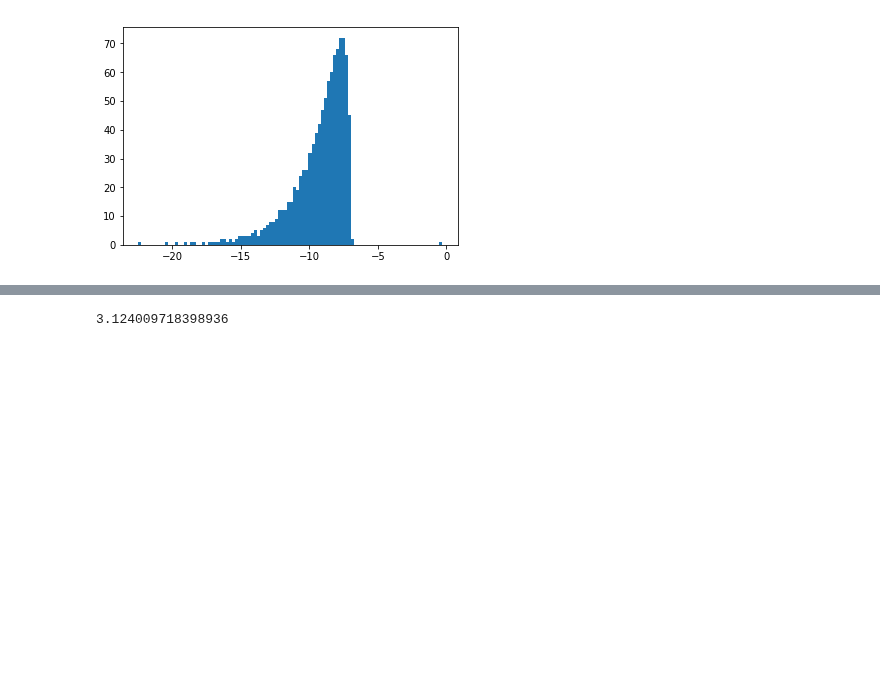
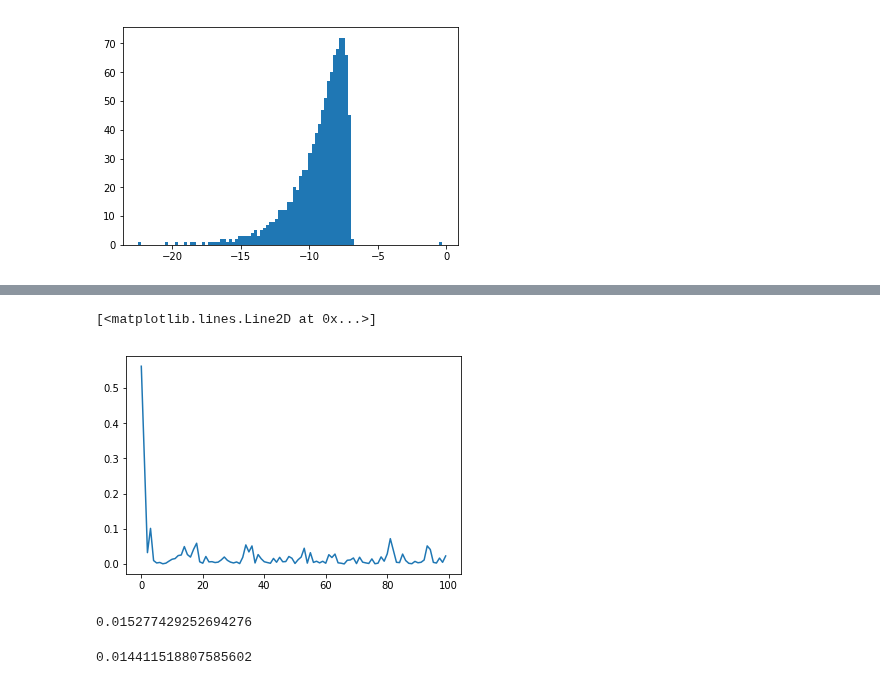
Before and after one commit to AustenLamacraft/ruc, a Jupyter notebook: notebooks/RUC-channel.ipynb, the cells around one changed output, grey strips where cells are left out. Cells and saved outputs as stored; diff of their text form; code cells hidden in the pictures; blank space fills up the shorter version.

```diff
--- a/notebooks/RUC-channel.ipynb
+++ b/notebooks/RUC-channel.ipynb
@@ -263,0 +262,15 @@ plt.ylabel("Second Renyi Entropy");
+# %%
+depth = 20
+state1 = random_state(q, depth - 1)
+state2 = random_state(q, depth - 1)
+purity_traj = np.array([])
+
+for step in range(100):
+    purity_traj = np.append(purity_traj, np.abs(inner_product(state1, state2))**2)
+    gates = random_gates(q, depth)
+    probs1, states1 = next_step(state1, gates)
+    probs2, states2 = next_step(state2, gates)
+    state1 = states1[np.random.choice(range(q**2), p=probs1)]
+    state2 = states2[np.random.choice(range(q**2), p=probs2)]
+
+    print("step: ", step)
@@ -264,4 +295,13 @@ plt.ylabel("Second Renyi Entropy");
+# %%
+plt.plot(purity_traj)
+# %% [output]
+[<matplotlib.lines.Line2D at 0x...>]
+[figure, added]
+# %%
+np.mean(purity_traj[10:])
+# %% [output]
+0.015277429252694276
 # %%
--14*np.log(4/5)
+(4/5)**19
 # %% [output]
-3.124009718398936
+0.014411518807585602
```
Also changed, not shown: parts of 7 cells of this notebook.
